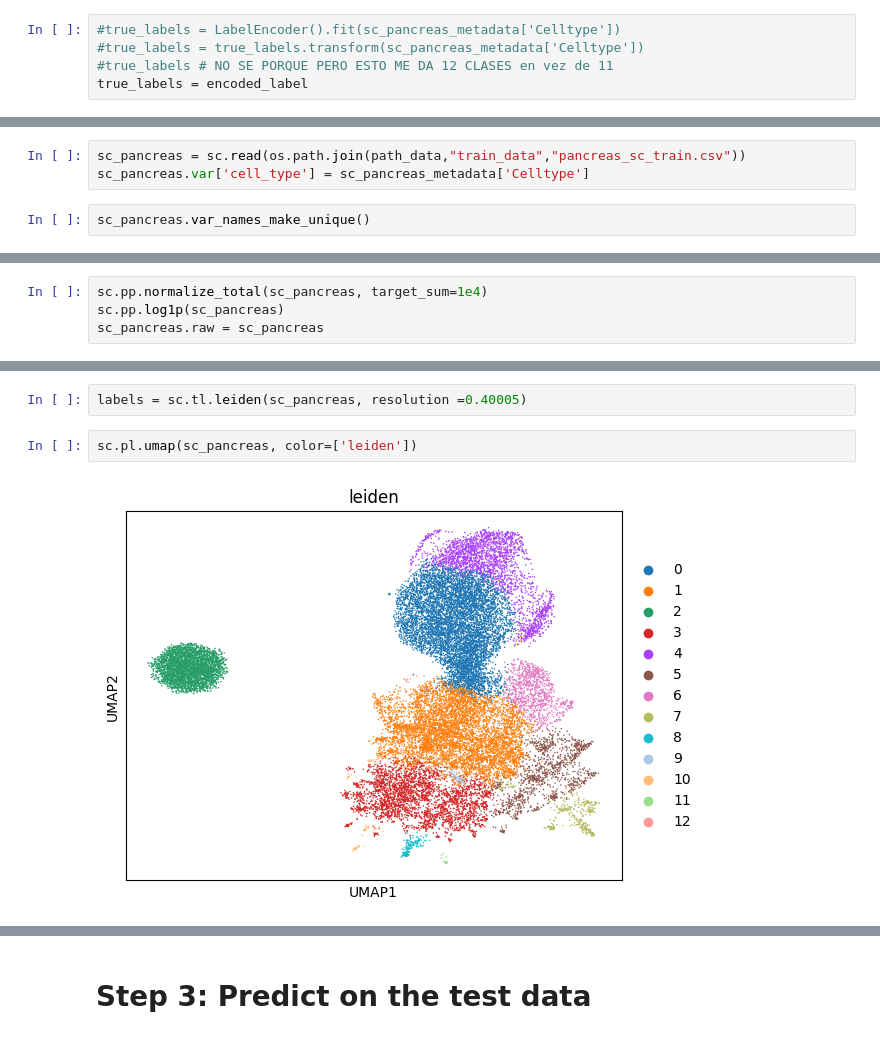
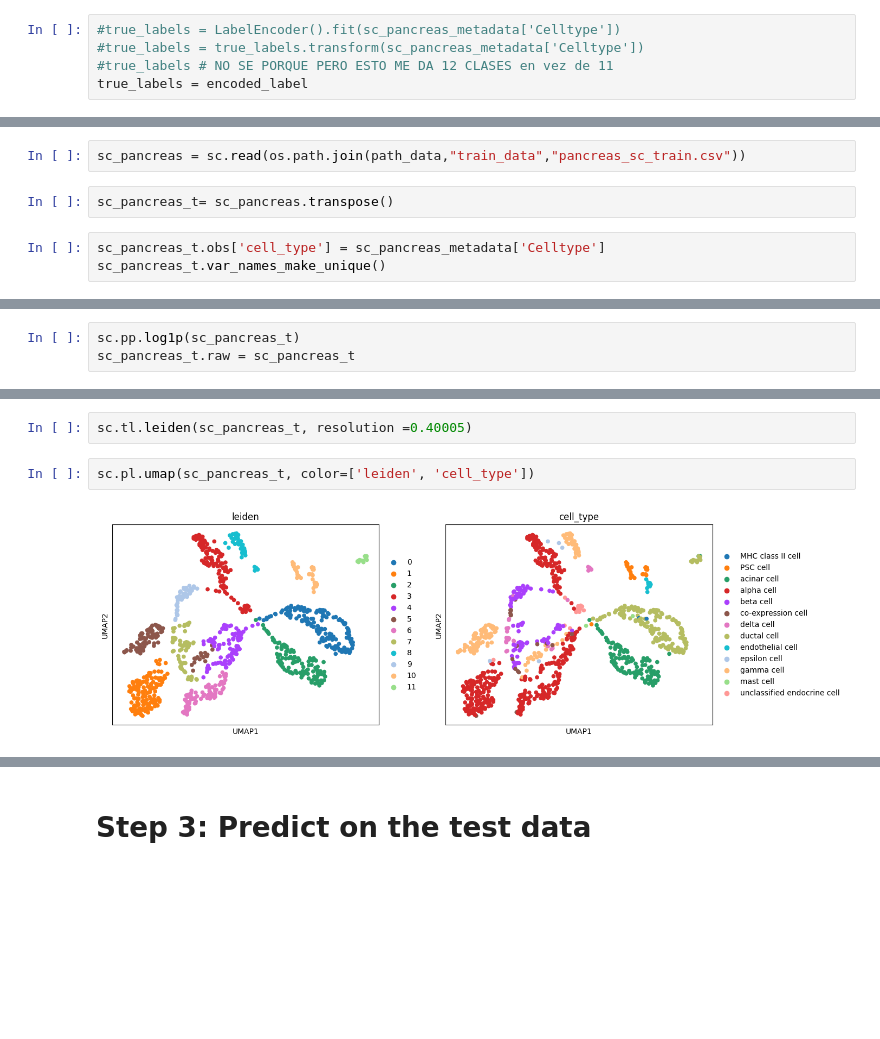
Before and after one commit to acarballocastro/ML4G, a Jupyter notebook: Project2_starter_code_template.ipynb, the cells around one changed output, grey strips where cells are left out. Drawn from its saved outputs; the diff is of its cells as text; blank space fills up the shorter version.

```diff
--- a/Project2_starter_code_template.ipynb
+++ b/Project2_starter_code_template.ipynb
@@ -444,5 +506,7 @@ Scanpy tutorial for clustering
 # %%
 sc_pancreas = sc.read(os.path.join(path_data,"train_data","pancreas_sc_train.csv"))
-sc_pancreas.var['cell_type'] = sc_pancreas_metadata['Celltype']
+# %%
+sc_pancreas_t= sc_pancreas.transpose()
 # %%
-sc_pancreas.var_names_make_unique()
+sc_pancreas_t.obs['cell_type'] = sc_pancreas_metadata['Celltype']
+sc_pancreas_t.var_names_make_unique()
@@ -449,5 +518,4 @@ sc_pancreas.var_names_make_unique()
 # %%
-sc.pp.normalize_total(sc_pancreas, target_sum=1e4)
-sc.pp.log1p(sc_pancreas)
-sc_pancreas.raw = sc_pancreas
+sc.pp.log1p(sc_pancreas_t)
+sc_pancreas_t.raw = sc_pancreas_t
 # %%
@@ -463,6 +531,6 @@ sc.tl.umap(sc_pancreas)
 # %%
-labels = sc.tl.leiden(sc_pancreas, resolution =0.40005)
+sc.tl.leiden(sc_pancreas_t, resolution =0.40005)
 # %%
-sc.pl.umap(sc_pancreas, color=['leiden'])
+sc.pl.umap(sc_pancreas_t, color=['leiden', 'cell_type'])
 # %% [output]
-[figure, old version]
+[figure, new version]
```
Also changed, not shown: parts of 34 cells of this notebook.
